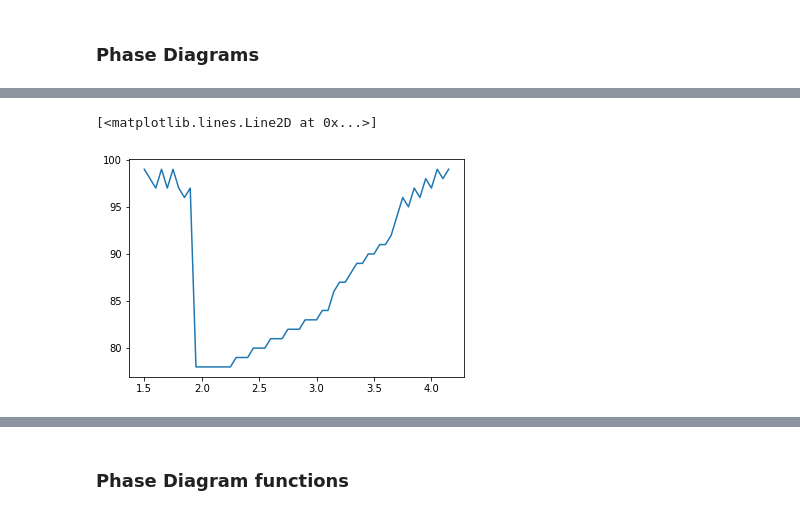
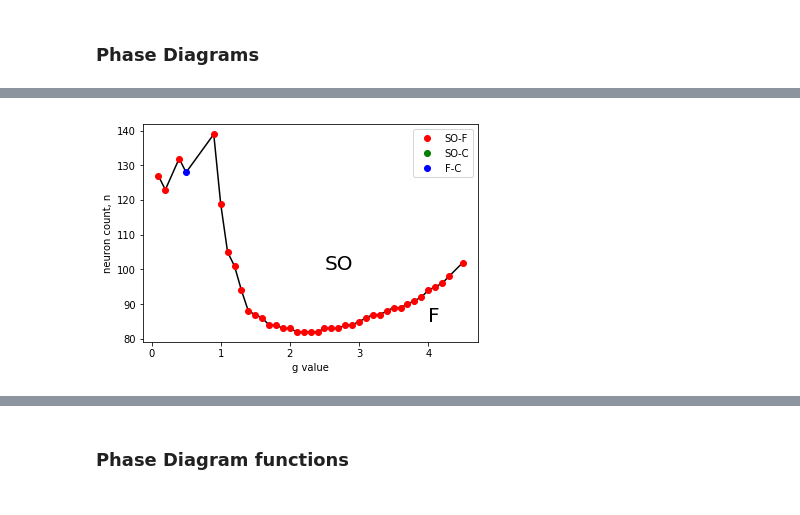
Before and after one commit to mbibireata/Networks, a Jupyter notebook: Kcore_paper_v2.ipynb, the cells around one changed output, grey strips where cells are left out. Cells and saved outputs as stored; diff of their text form; code cells hidden in the pictures.

```diff
--- a/Kcore_paper_v2.ipynb
+++ b/Kcore_paper_v2.ipynb
@@ -756,4 +789,13 @@ classifier(C2, 1/dt, .01)
 # %% [markdown]
 ### Phase Diagrams
+# %%
+n=150 #100
+n_min = 75 #1
+p = .9 #Probability of Connection
+
+M=getRandomConnectivity(n,p)
+l=matrixOfEdges(M,n)
+M_prime = copy.deepcopy(M)
+l_prime = copy.deepcopy(l)
 # %%
 ### Set up network parameters
@@ -876,6 +935,20 @@ transition from 0 to 2
 loop complete
-# %%
-plot(phaseV,phasen)
-# %% [output]
-[<matplotlib.lines.Line2D at 0x...>]
-[figure, removed]
+# %%
+plot(phaseV,phasen,'k')
+plot(phase_SO_F,phasen_SO_F,'ro',label='SO-F')
+plot(phase_SO_C,phasen_SO_C,'go',label='SO-C')
+plot(phase_F_C,phasen_F_C,'bo',label='F-C')
+plot(phase_F_SO,phasen_F_SO,'ro')
+plot(phase_C_F,phasen_C_F,'bo')
+plot(phase_C_SO,phasen_C_SO,'go')
+legend()
+xlabel("g value")
+ylabel("neuron count, n")
+#ylim(70,110)
+#text(0.5,75,"C",fontsize=20)
+text(2.5,100,"SO",fontsize=20)
+#text(0.5,105,"F",fontsize=20)
+text(4.,85,"F",fontsize=20)
+plt.savefig('figures/g_phase4.png',dpi=400)
+# %% [output]
+[figure, added]
```
Also changed, not shown: parts of 15 cells of this notebook, 3 other files.
